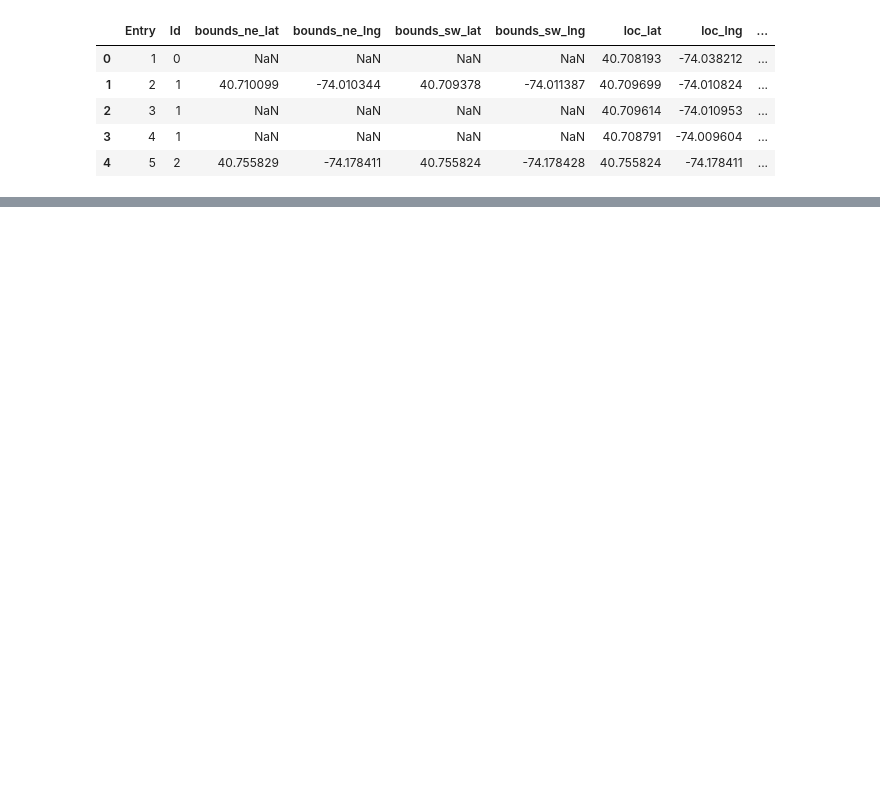
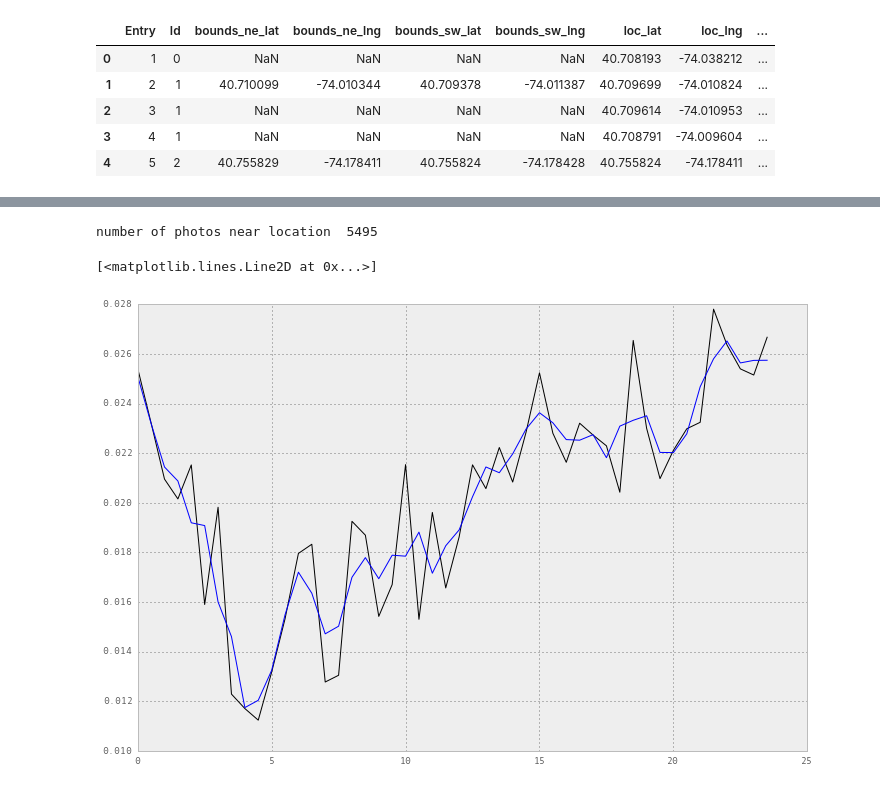
Before and after one commit to helenaxwang/AveNeue, a Jupyter notebook: analyze_flickr.py.ipynb, the cells around one changed output, grey strips where cells are left out. Cells and saved outputs as stored; diff of their text form; code cells hidden in the pictures; blank space fills up the shorter version.

```diff
--- a/analyze_flickr.py.ipynb
+++ b/analyze_flickr.py.ipynb
@@ -233,0 +310,23 @@ for i,loc in zip(locidx,allLocs[0:5]):
+# %%
+from scipy.ndimage import convolve
+
+# regular convolution in numpy -- doesn't have circular
+def movingaverage(interval, window_size):
+    window= np.ones(int(window_size))/float(window_size)
+    return np.convolve(interval, window, 'same')
+
+# cconv can be gotten from scipy
+def movingaverage2(interval, window_size):
+    window= np.ones(int(window_size))/float(window_size)
+    return convolve(interval, window, mode='wrap')
+
+hour_loc = get_hour_mean(photos2,allLocs[0],normalize=normalize)/hour_all
+hour_loc_av = movingaverage(hour_loc, 3)
+hour_loc_av2 = movingaverage2(hour_loc, 3)
+plt.plot(time_axis,hour_loc,'k')
+#plt.plot(time_axis,hour_loc_av,'r')
+plt.plot(time_axis,hour_loc_av2,'b')
+# %% [output]
+number of photos near location  5495
+[<matplotlib.lines.Line2D at 0x...>]
+[figure, added]
```
Also changed, not shown: parts of 9 cells of this notebook.
